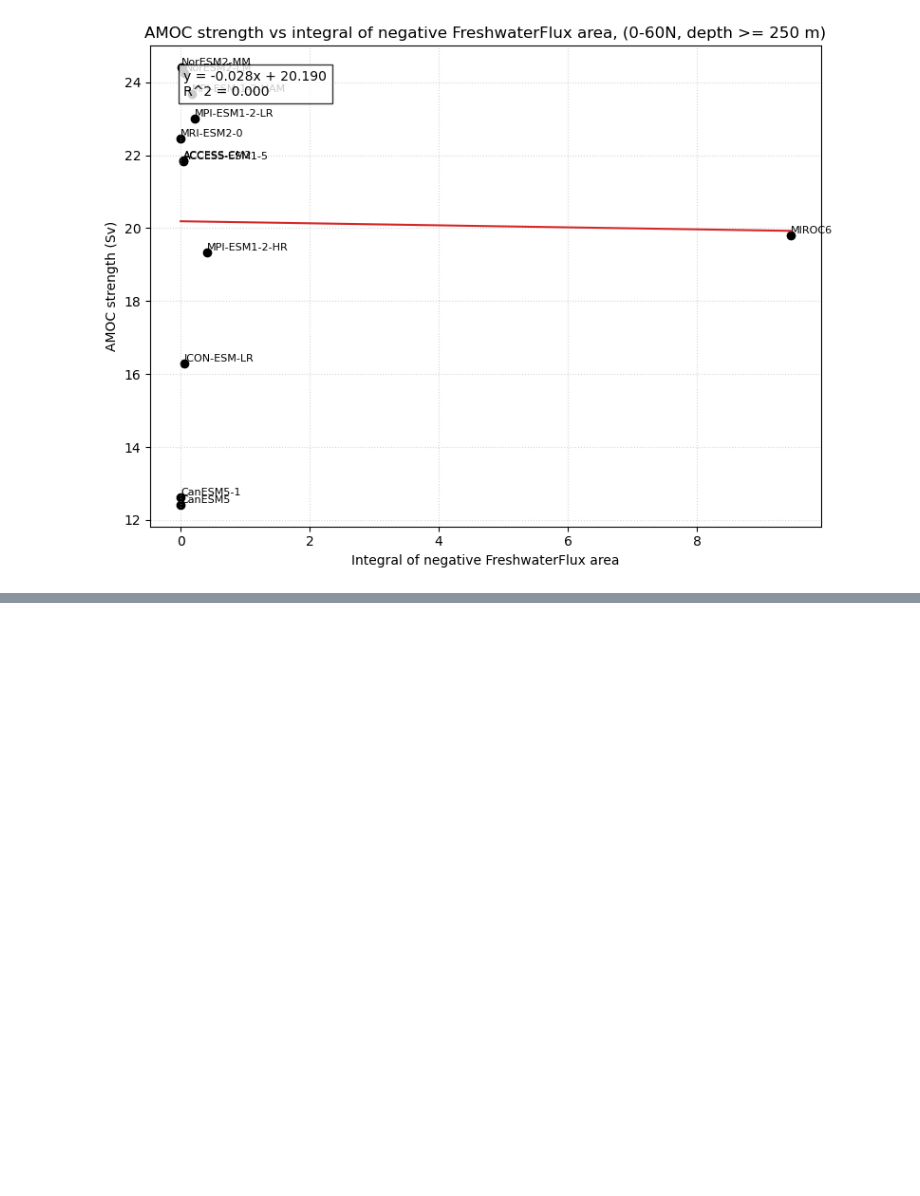
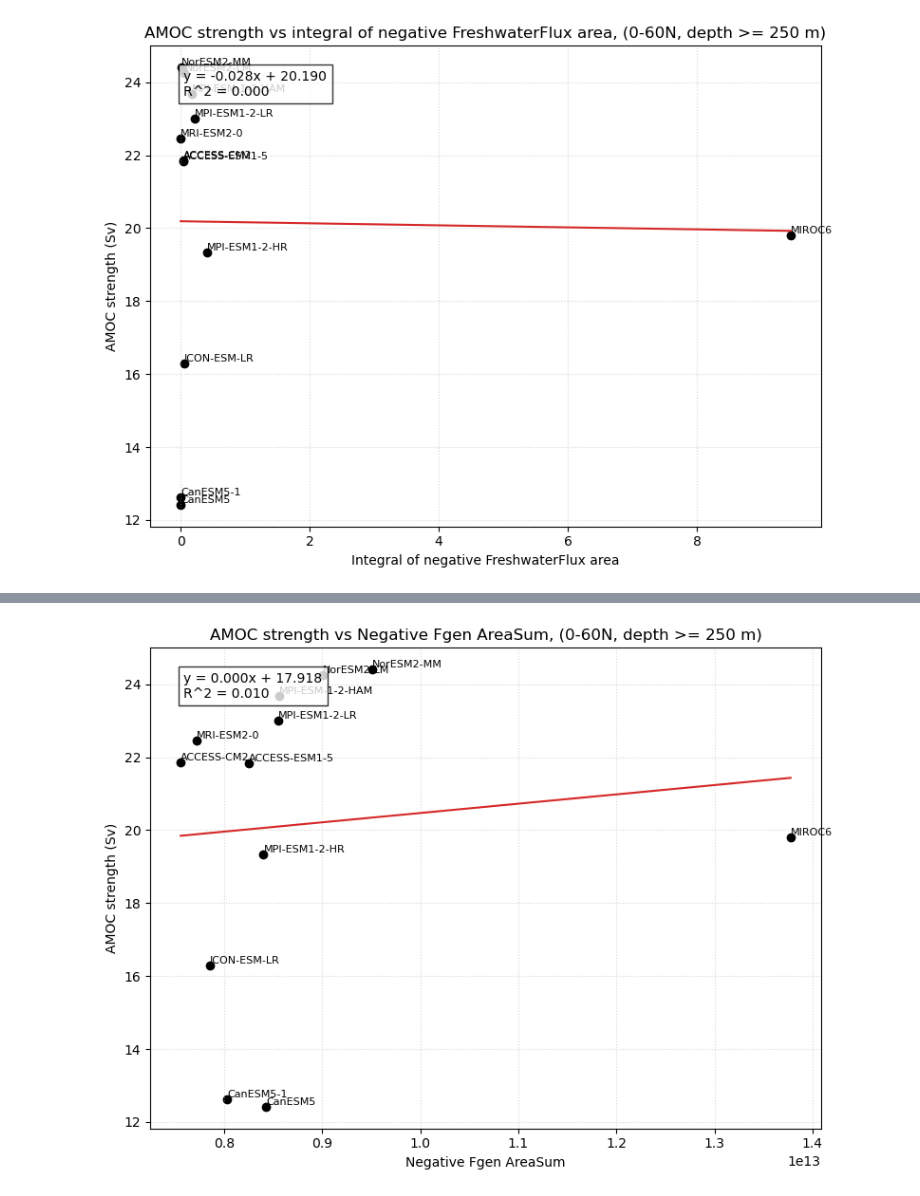
Before and after one commit to xuxingcheng/AMOC-Model-Performance-Analysis, a Jupyter notebook: scripts/FgenEvaluation/AMOC_evaluation.ipynb, the cells around one changed output, grey strips where cells are left out. Drawn from its saved outputs; the diff is of its cells as text; code cells hidden in the pictures; blank space fills up the shorter version.

```diff
--- a/scripts/FgenEvaluation/AMOC_evaluation.ipynb
+++ b/scripts/FgenEvaluation/AMOC_evaluation.ipynb
@@ -410,6 +448,10 @@ amoc_strength_by_model = {
     )
     for model in common_models
 }
+
+negative_fgen_areasum_example_model = next(
+    model for model in common_models if model not in excluded_models
+)
 
 amoc_fgen_summary = pandas.DataFrame(
     [
@@ -443,6 +485,17 @@ amoc_freshwaterflux_summary = pandas.DataFrame(
         for model in common_models
     ]
 ).sort_values("AMOC_strength_Sv", ascending=False).reset_index(drop=True)
+
+amoc_negative_fgen_areasum_summary = pandas.DataFrame(
+    [
+        {
+            "model": model,
+            "AMOC_strength_Sv": amoc_strength_by_model[model],
+            "negative_Fgen_AreaSum": negative_fgen_areasum(fgen_dict[model]),
+        }
+        for model in common_models
+    ]
+).sort_values("AMOC_strength_Sv", ascending=False).reset_index(drop=True)
 # %% [output]
 Models used in both AMOC and Fgen: 17
 Only in AMOC: ['E3SM-1-1', 'E3SM-1-1-ECA']
@@ -554,0 +615,11 @@ plot_amoc_relationship(
+# %%
+plot_amoc_relationship(
+    amoc_negative_fgen_areasum_summary,
+    "negative_Fgen_AreaSum",
+    "Negative Fgen AreaSum",
+    f"AMOC strength vs Negative Fgen AreaSum, ({lat_bounds[0]}-{lat_bounds[1]}N, depth >= {min_depth} m)",
+    "amoc_vs_negative_fgen_areasum.png",
+    text_y=0.95,
+)
+# %% [output]
+[figure, added]
```
Also changed, not shown: parts of 2 cells of this notebook, 2 other files.
